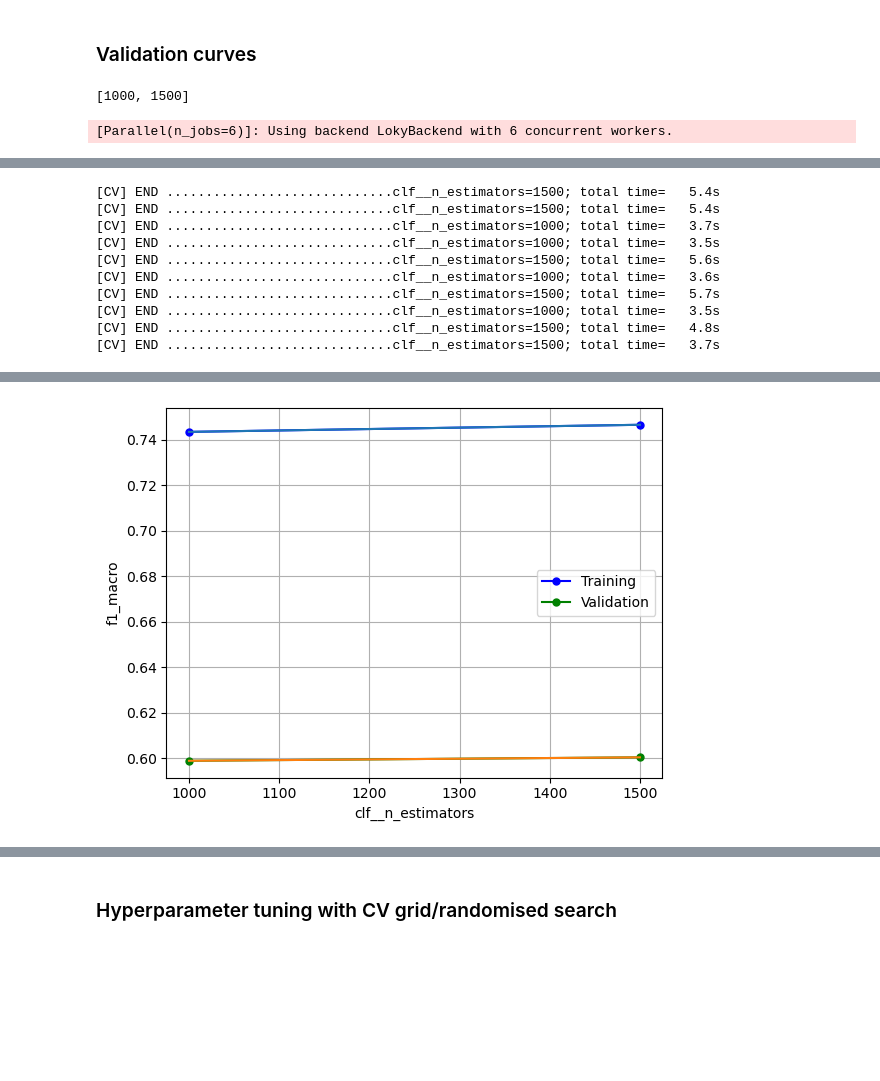
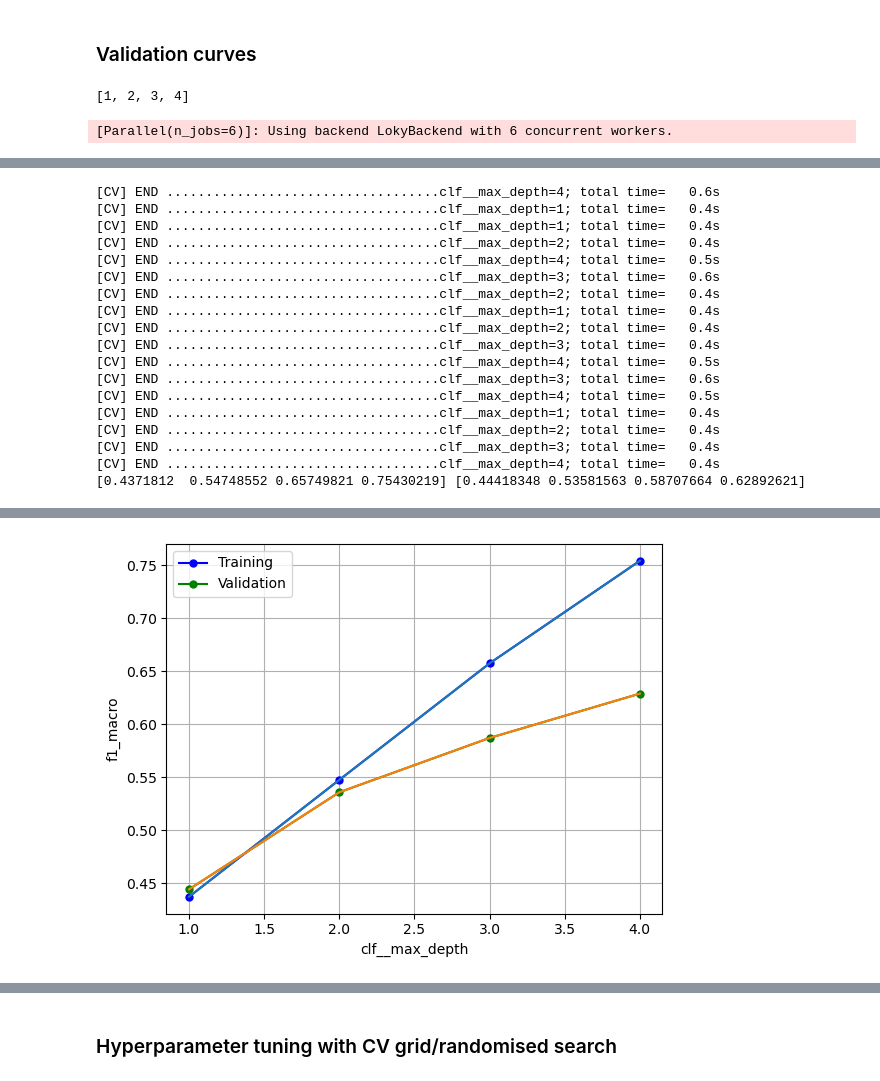
Before and after one commit to dharmesh1007/ZTF_code, a Jupyter notebook: source/99_test_baseline_models.ipynb, the cells around one changed output, grey strips where cells are left out. Drawn from its saved outputs; the diff is of its cells as text; code cells hidden in the pictures; blank space fills up the shorter version.

```diff
--- a/source/99_test_baseline_models.ipynb
+++ b/source/99_test_baseline_models.ipynb
@@ -31,7 +33,7 @@ import altair as alt
 cvlistdate = '21032023'
 lightcurvesdate = '08102023'
 label_scheme = 'labels_2'
-gaia = False
+gaia = True
 
 pd.options.display.max_columns = None
 
@@ -42,7 +44,8 @@ dataset = dataset[dataset[label_scheme].notna()].reset_index(drop=True)
 # dataset = dataset[dataset['absmag_g'].notna()].reset_index(drop=True)
 
 # Drop Gaia features
-dataset = dataset.iloc[:,:-34]
+if gaia == False:
+    dataset = dataset.iloc[:,:-34]
 
 # Filter dataset
 dataset_pts_threshold = dataset[(dataset['n_obs_g']>=20) | (dataset['n_obs_r']>=20)].reset_index(drop=True)
@@ -147,14 +150,14 @@ if gaia == True:
             ('cap', cap_transformer1, cap_cols1),
             ('cap2', cap_transformer2, cap_cols2),
             ('cap3', cap_transformer3, cap_cols3),
-            ('iqr1', iqr_transformer1, iqr_cols1),
-            ('iqr2', iqr_transformer2, iqr_cols2),
-            ('iqr3', iqr_transformer3, iqr_cols3),
-            ('iqr4', iqr_transformer4, iqr_cols4),
-            ('iqr5', iqr_transformer5, iqr_cols5),
-            ('log_transform1', log_transformer1, log_cols),
-            ('log_transform2', log_transformer2, log_cols2),
-            ('log_transform3', log_transformer3, log_cols3)
+            # ('iqr1', iqr_transformer1, iqr_cols1),
+            # ('iqr2', iqr_transformer2, iqr_cols2),
+            # ('iqr3', iqr_transformer3, iqr_cols3),
+            # ('iqr4', iqr_transformer4, iqr_cols4),
+            # ('iqr5', iqr_transformer5, iqr_cols5),
+            # ('log_transform1', log_transformer1, log_cols),
+            # ('log_transform2', log_transformer2, log_cols2),
+            # ('log_transform3', log_transformer3, log_cols3)
         ],
         remainder='passthrough',  # Pass through columns not specified in transformers
         verbose_feature_names_out=False).set_output(transform='pandas'
@@ -293,14 +296,12 @@ if balancing == 'weights':
         # ('reorder_cols', reorder_cols),
         ('preimpnorm', normalise),
         ('impute', impute_KNN),
-        # ('us', None),
-        # ('os', None),
         ('clf', classifier)
     ])
 elif balancing == 'sampling':
     validation_pipe = Pipeline([
         ('preprocessor', preprocessor),
-        ('reorder_cols', reorder_cols),
+        # ('reorder_cols', reorder_cols),
         ('preimpnorm', normalise),
         ('impute', impute_KNN),
         ('us', undersample),
@@ -366,8 +367,8 @@ Pipeline(steps=[('preprocessor',
 # %% [markdown]
 ### Validation curves
 # %%
-param_name = 'clf__n_estimators'
-param_range = [1000, 1500]
+param_name = 'clf__max_depth'
+param_range = list(range(1, 5, 1))
  #list(range(0,1,0.05))
 print(param_range)
 n_jobs = 6 # max number of cores to use, -1 uses all cores - that would be 8 for me.
@@ -383,10 +384,12 @@ train_scoreNum, test_scoreNum = validation_curve(
                                 cv = 10,
                                 scoring=scoring_val,
                                 verbose=verbose,
-                                n_jobs=n_jobs)
+                                n_jobs=n_jobs,
+                                )
 
 train_mean = np.mean(train_scoreNum, axis=1)
 test_mean = np.mean(test_scoreNum, axis=1)
+print(train_mean, test_mean)
 
 # Plot the model scores (accuracy) against the paramater range
 plt.plot(param_range, train_mean,
@@ -403,5 +406,5 @@ plt.ylabel('f1_macro')
 plt.grid()
 plt.show()
 # %% [output]
-[1000, 1500]
+[1, 2, 3, 4]
 [Parallel(n_jobs=6)]: Using backend LokyBackend with 6 concurrent workers.
@@ -419,10 +429,18 @@ plt.show()
-[CV] END .............................clf__n_estimators=1500; total time=   5.4s
-[CV] END .............................clf__n_estimators=1500; total time=   5.4s
-[CV] END .............................clf__n_estimators=1000; total time=   3.7s
-[CV] END .............................clf__n_estimators=1000; total time=   3.5s
-[CV] END .............................clf__n_estimators=1500; total time=   5.6s
-[CV] END .............................clf__n_estimators=1000; total time=   3.6s
-[CV] END .............................clf__n_estimators=1500; total time=   5.7s
-[CV] END .............................clf__n_estimators=1000; total time=   3.5s
-[CV] END .............................clf__n_estimators=1500; total time=   4.8s
-[CV] END .............................clf__n_estimators=1500; total time=   3.7s
+[CV] END ...................................clf__max_depth=4; total time=   0.6s
+[CV] END ...................................clf__max_depth=1; total time=   0.4s
+[CV] END ...................................clf__max_depth=1; total time=   0.4s
+[CV] END ...................................clf__max_depth=2; total time=   0.4s
+[CV] END ...................................clf__max_depth=4; total time=   0.5s
+[CV] END ...................................clf__max_depth=3; total time=   0.6s
+[CV] END ...................................clf__max_depth=2; total time=   0.4s
+[CV] END ...................................clf__max_depth=1; total time=   0.4s
+[CV] END ...................................clf__max_depth=2; total time=   0.4s
+[CV] END ...................................clf__max_depth=3; total time=   0.4s
+[CV] END ...................................clf__max_depth=4; total time=   0.5s
+[CV] END ...................................clf__max_depth=3; total time=   0.6s
+[CV] END ...................................clf__max_depth=4; total time=   0.5s
+[CV] END ...................................clf__max_depth=1; total time=   0.4s
+[CV] END ...................................clf__max_depth=2; total time=   0.4s
+[CV] END ...................................clf__max_depth=3; total time=   0.4s
+[CV] END ...................................clf__max_depth=4; total time=   0.4s
+[0.4371812  0.54748552 0.65749821 0.75430219] [0.44418348 0.53581563 0.58707664 0.62892621]
@@ -430,4 +448,4 @@ plt.show()
-[figure, old version]
+[figure, new version]
 # %%
 # print the mean test score along with its hyperparameter value
 for i,j in zip(param_range, range(len(test_scoreNum))):
```
Also changed, not shown: parts of 10 cells of this notebook, 3 other files.
